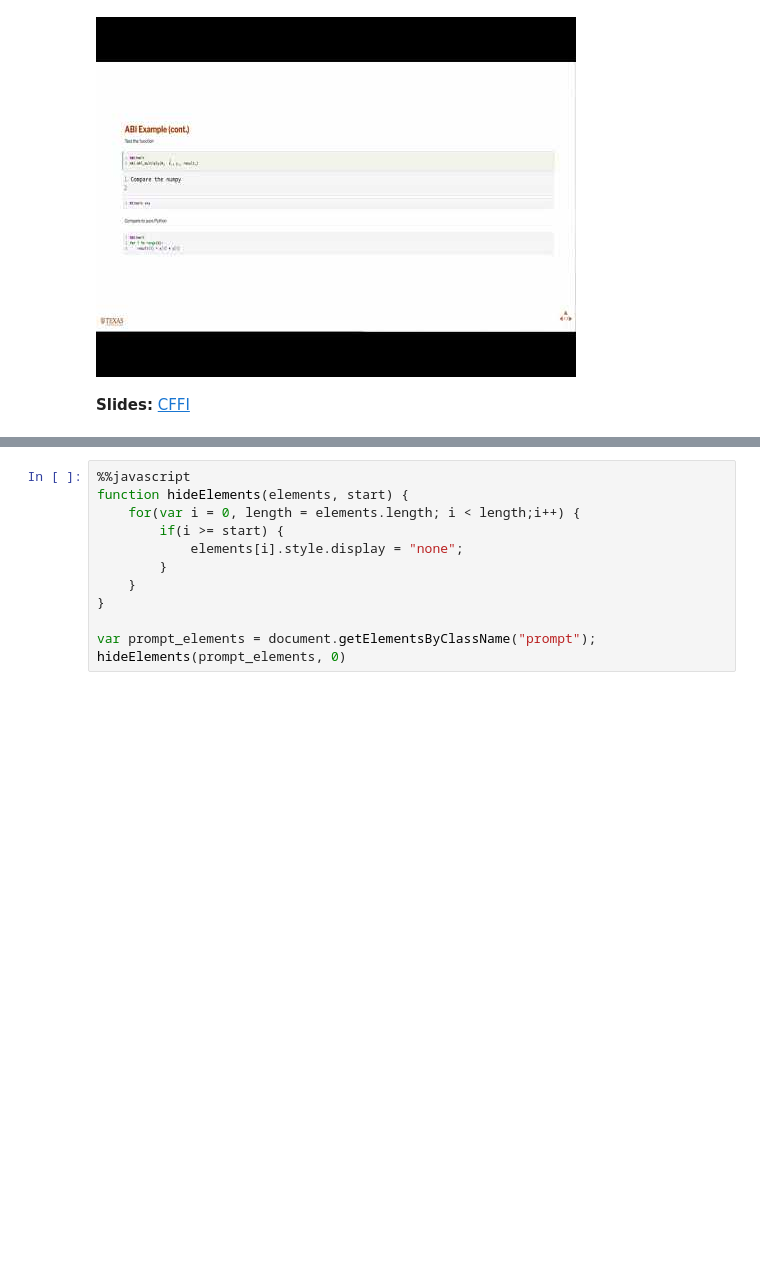
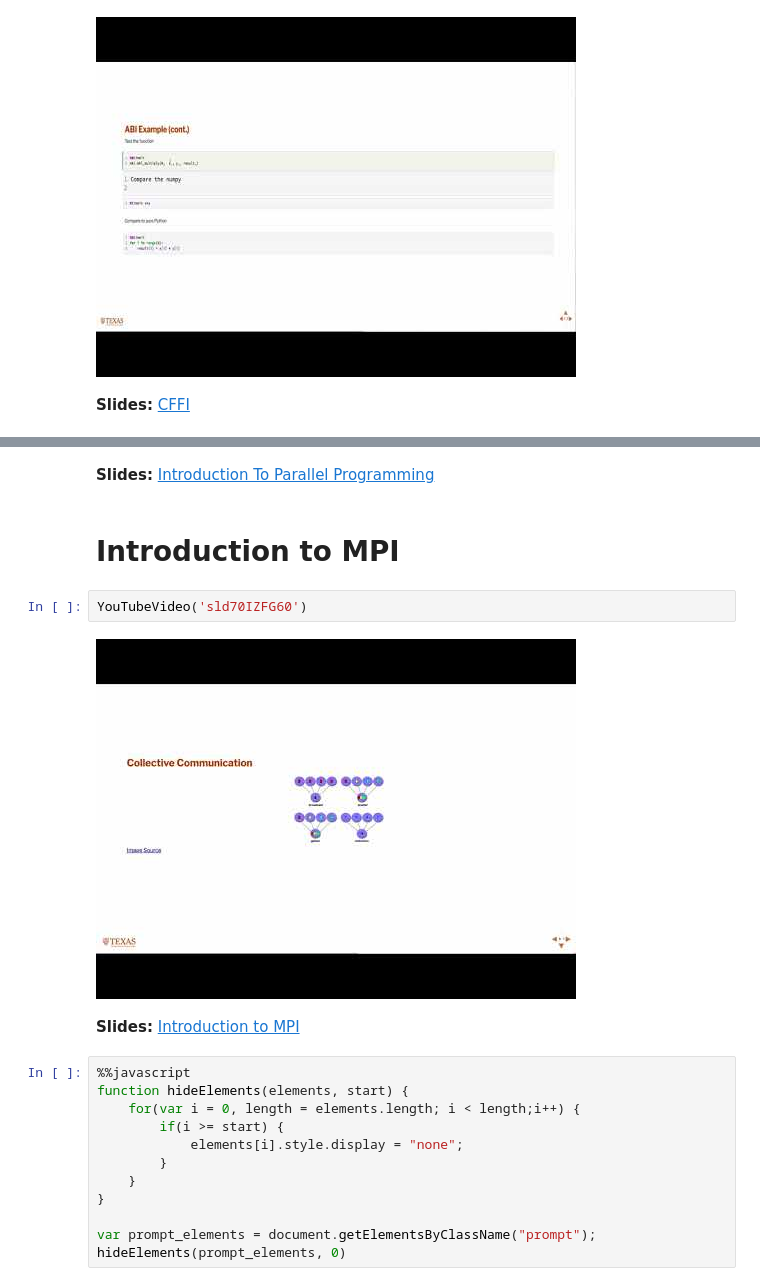
Before and after one commit to PGE383-HPC/live_lectures, a Jupyter notebook: index-rise.ipynb, the cells around one changed output, grey strips where cells are left out. Saved outputs shown, nothing was run; the diff lists cells and outputs as text; blank space fills up the shorter version.

```diff
--- a/index-rise.ipynb
+++ b/index-rise.ipynb
@@ -196,3 +202,13 @@ YouTubeVideo('EhavJLpGNGM')
+# %% [markdown]
+**Slides:** [Introduction To Parallel Programming](IntroductionToParallelProgramming-rise.ipynb)
+# %% [markdown]
+# Introduction to MPI
+# %%
+YouTubeVideo('sld70IZFG60')
+# %% [output]
+[figure, added]
+# %% [markdown]
+**Slides:** [Introduction to MPI](IntroductionToMPI-rise.ipynb)
 # %%
 %%javascript
 function hideElements(elements, start) {
```
Also changed, not shown: parts of 2 cells of this notebook, 12 other files.
